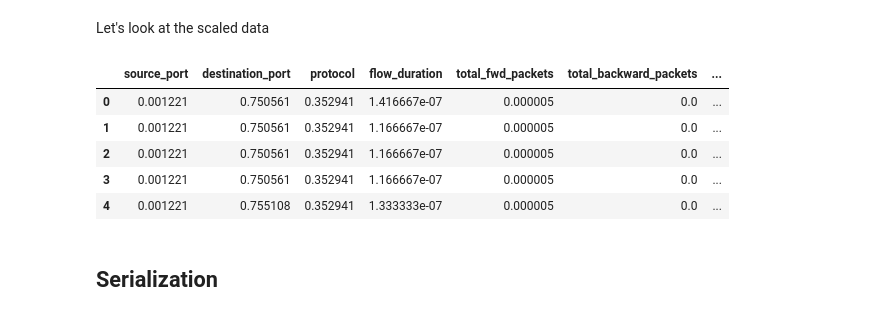
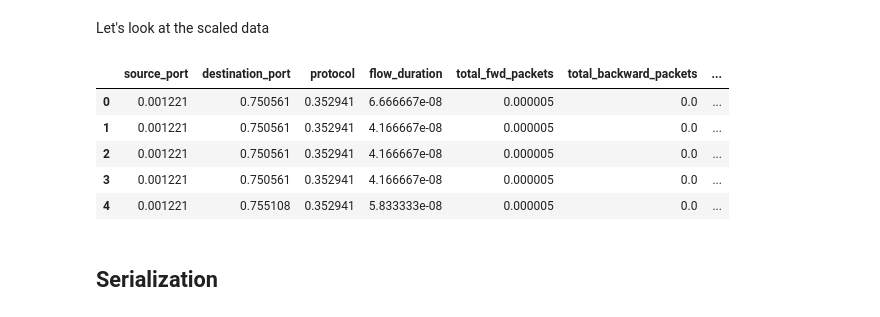
Before and after one commit to twseptian/Master_IPython, a Jupyter notebook: Pickle-CICIDS2017.ipynb, the cells around one changed output. Drawn from its saved outputs; the diff is of its cells as text; code cells hidden in the pictures.

Commit message:
Added first take on train test split

```diff
--- a/Pickle-CICIDS2017.ipynb
+++ b/Pickle-CICIDS2017.ipynb
@@ -187,33 +217,36 @@ cic_data.drop(['timestamp'], axis=1, inplace=True)
 # %% [markdown]
 As the scaler converts the DataFrames to numpy arrays, save the header info to recreate a DataFrame afterwards.
 # %%
-cic_data_header = list(cic_data.columns.values)
+cic_data_header = list(cic_train_data.columns.values)
 # %% [markdown]
 As many ML implementations behave badly if confronted with non-scaled inputs, we go ahead and transform all features to center, then scale it.
 **FIXME**: Please do not fit on concatenated train and test data! Thank you!
 # %%
 scaler = preprocessing.MinMaxScaler()
-scaler.fit(cic_data) # fit the scaler on the training data
+scaler.fit(cic_train_data) # fit the scaler on the training data
 
 # transform samples without any refitting
-cic_data = scaler.transform(cic_data)
+cic_train_data = scaler.transform(cic_train_data)
+cic_test_data = scaler.transform(cic_test_data)
 # %%
 # Recreate the DataFrame
-cic_data = pd.DataFrame(columns=cic_data_header, data=cic_data)
+cic_train_data = pd.DataFrame(columns=cic_data_header, data=cic_train_data)
+cic_test_data = pd.DataFrame(columns=cic_data_header, data=cic_test_data)
 # %%
 # ... and append the timetamps again.
-cic_data = pd.concat([cic_data,timestamps], axis=1)
+cic_train_data = pd.concat([cic_train_data,train_timestamps], axis=1)
+cic_test_data = pd.concat([cic_test_data,test_timestamps], axis=1)
 # %% [markdown]
 Let's look at the scaled data
 # %%
-cic_data.head()
+cic_train_data.head()
 # %% [output]
 |  | source_port | destination_port | protocol | flow_duration | total_fwd_packets | total_backward_packets | ... |
-| 0 | 0.001221 | 0.750561 | 0.352941 | 1.416667e-07 | 0.000005 | 0.0 | ... |
-| 1 | 0.001221 | 0.750561 | 0.352941 | 1.166667e-07 | 0.000005 | 0.0 | ... |
-| 2 | 0.001221 | 0.750561 | 0.352941 | 1.166667e-07 | 0.000005 | 0.0 | ... |
-| 3 | 0.001221 | 0.750561 | 0.352941 | 1.166667e-07 | 0.000005 | 0.0 | ... |
-| 4 | 0.001221 | 0.755108 | 0.352941 | 1.333333e-07 | 0.000005 | 0.0 | ... |
+| 0 | 0.001221 | 0.750561 | 0.352941 | 6.666667e-08 | 0.000005 | 0.0 | ... |
+| 1 | 0.001221 | 0.750561 | 0.352941 | 4.166667e-08 | 0.000005 | 0.0 | ... |
+| 2 | 0.001221 | 0.750561 | 0.352941 | 4.166667e-08 | 0.000005 | 0.0 | ... |
+| 3 | 0.001221 | 0.750561 | 0.352941 | 4.166667e-08 | 0.000005 | 0.0 | ... |
+| 4 | 0.001221 | 0.755108 | 0.352941 | 5.833333e-08 | 0.000005 | 0.0 | ... |
 # %% [markdown]
 ## Serialization
 # %% [markdown]
```
Also changed, not shown: parts of 8 cells of this notebook.
